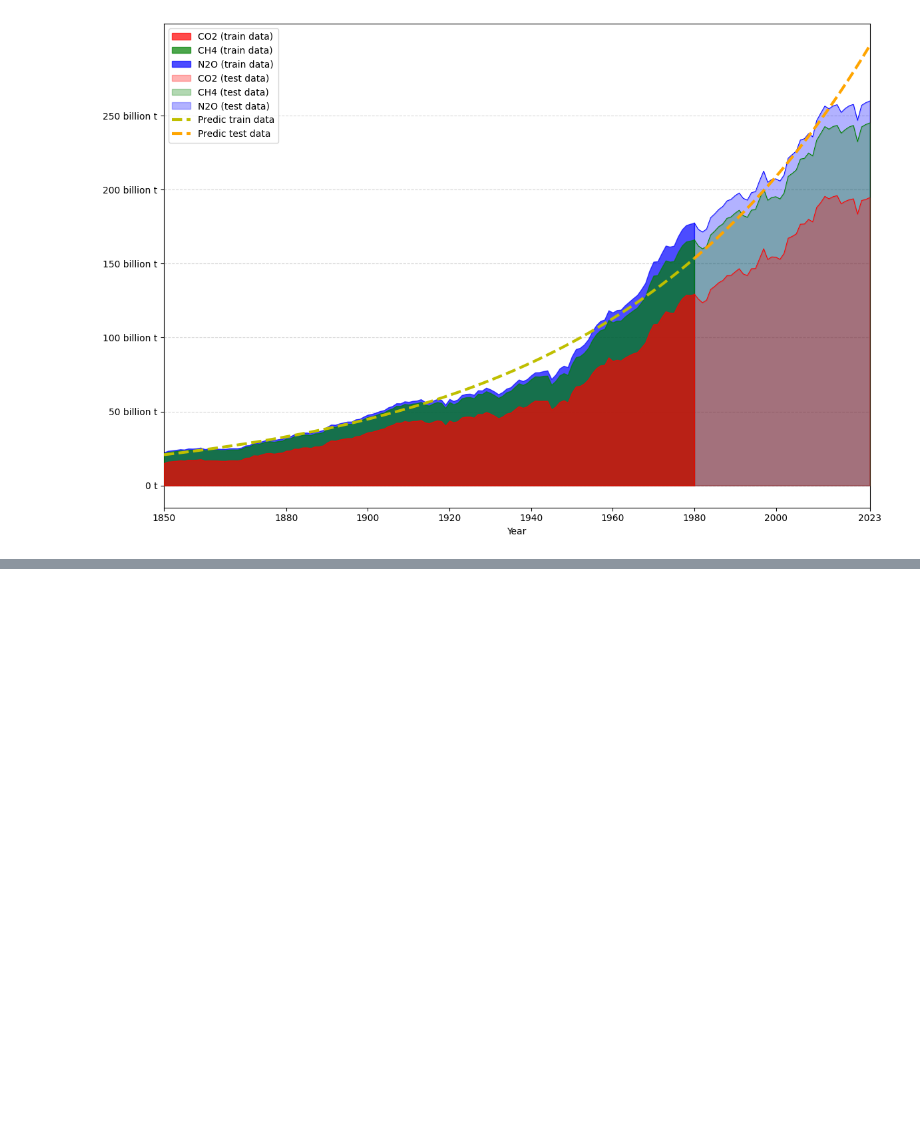
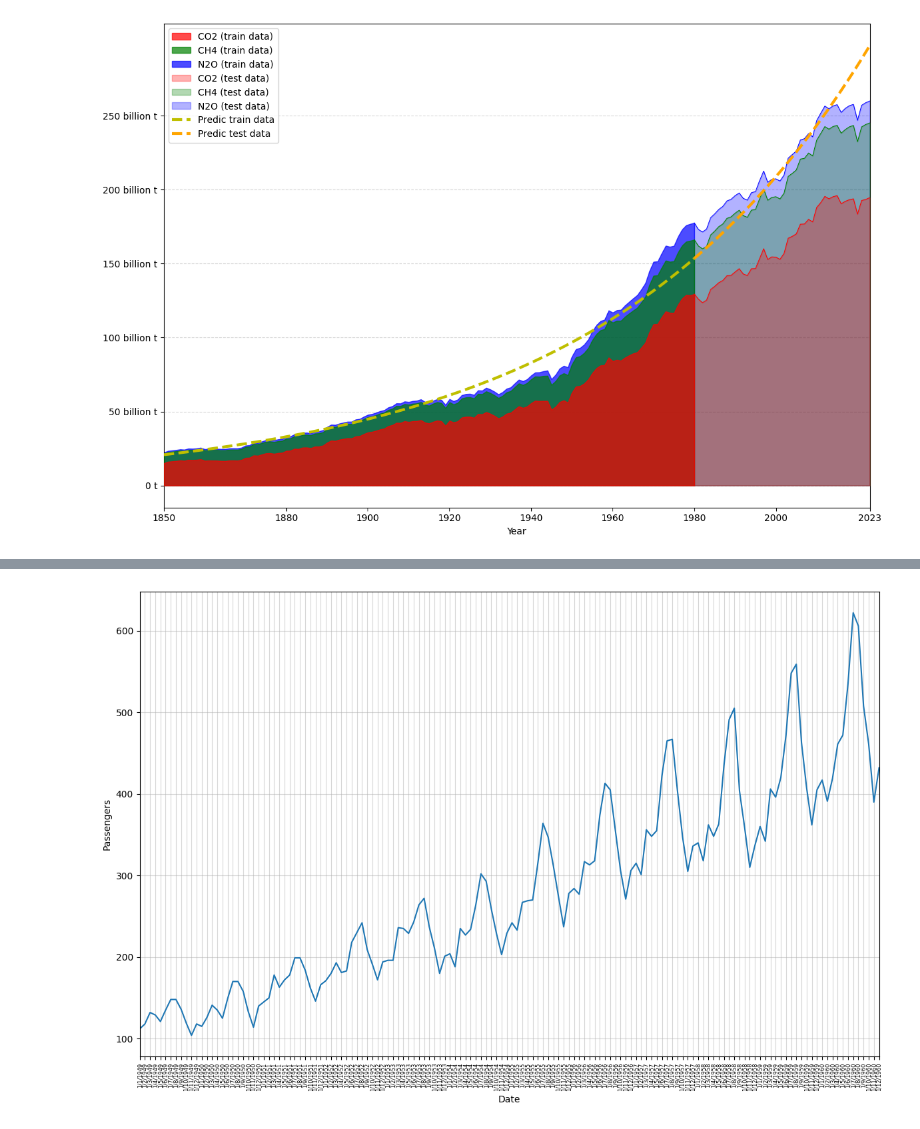
Before and after one commit to egorbeckish/Masters-program, a Jupyter notebook: 1. First Course/Semester 1/Регрессоры/3. Ноябрь/20.11.2025/ДЗ/main.ipynb, the cells around one changed output, grey strips where cells are left out. Drawn from its saved outputs; the diff is of its cells as text; code cells hidden in the pictures; blank space fills up the shorter version.

```diff
--- a/1. First Course/Semester 1/Регрессоры/3. Ноябрь/20.11.2025/ДЗ/main.ipynb
+++ b/1. First Course/Semester 1/Регрессоры/3. Ноябрь/20.11.2025/ДЗ/main.ipynb
@@ -182,0 +202,3 @@ plt.show()
+# %%
+df = pd.read_csv("airline_passengers.csv")
+df
@@ -182,0 +219,18 @@ plt.show()
+# %%
+plt.figure(figsize=(12, 8))
+
+plt.plot(df["Month"], df["Passengers"])
+
+plt.xlabel("Date")
+plt.ylabel("Passengers")
+
+plt.xticks(rotation=90, fontsize=6)
+
+plt.grid(alpha=.5)
+
+plt.margins(x=0)
+
+plt.tight_layout()
+plt.show()
+# %% [output]
+[figure, added]
```
Also changed, not shown: parts of 29 cells of this notebook, 3 other files.
